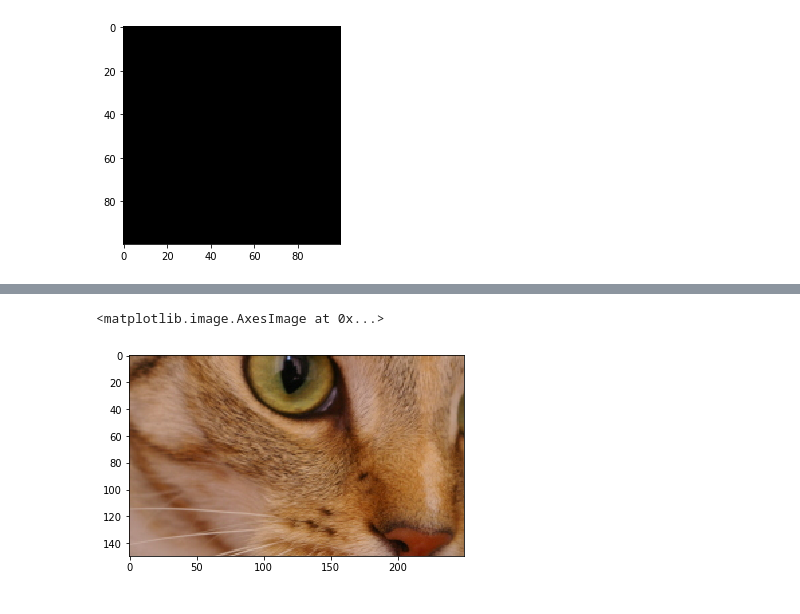
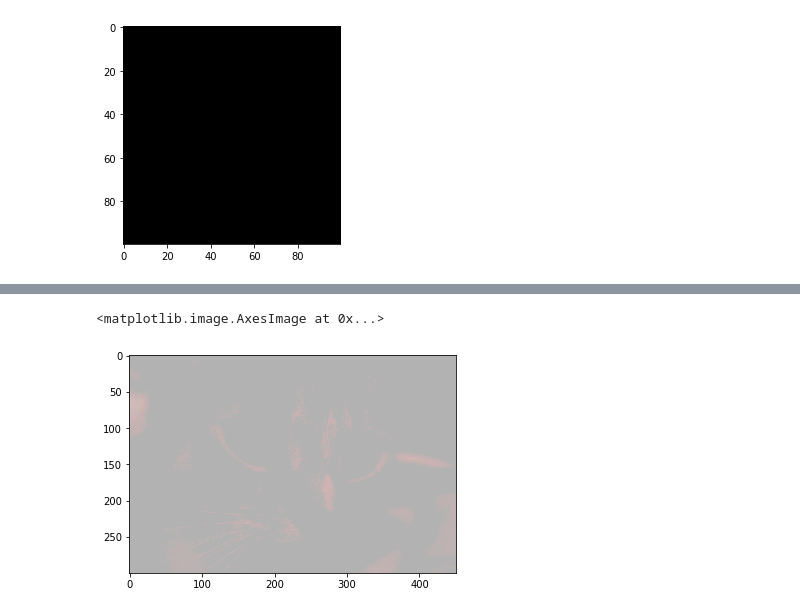
Before and after one commit to KwankiAhn/ai-study, a Jupyter notebook: dataloader/skimage-test.ipynb, the cells around one changed output, grey strips where cells are left out. Saved outputs shown, nothing was run; the diff lists cells and outputs as text; code cells hidden in the pictures.

Commit message:
np clip

```diff
--- a/dataloader/skimage-test.ipynb
+++ b/dataloader/skimage-test.ipynb
@@ -16,7 +19,7 @@ from skimage import data, img_as_float
 from skimage.util import random_noise
 from skimage.measure import compare_psnr, compare_ssim
 
-original = img_as_float(data.chelsea()[100:250, 50:300])
+original = img_as_float(data.chelsea())#[100:250, 50:300])
 print(original.shape)
 # print(original)
 # %% [output]
@@ -128,0 +143,7 @@ print(training_data_1.shape)
+# %%
+# numpy.clip(a, a_min, a_max, out=None, **kwargs)[source]
+import numpy as np
+cliped = np.clip(original, 0.7, 0.9)
+min_, max_ = get_min_max_of_arr(cliped)
+print("shape : {}, min : {}, max : {}".format(cliped.shape, min_, max_))
+print(cliped)
@@ -129,5 +168,5 @@ print(training_data_1.shape)
 # %%
-plt.imshow(training_data_1)
+plt.imshow(cliped)
 # %% [output]
 <matplotlib.image.AxesImage at 0x...>
-[figure, old version]
+[figure, new version]
```
Also changed, not shown: parts of 18 cells of this notebook.
